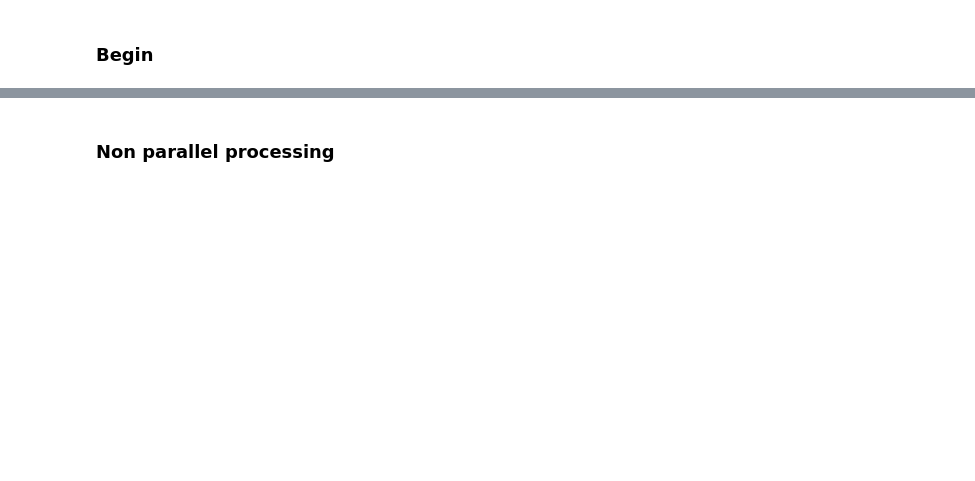
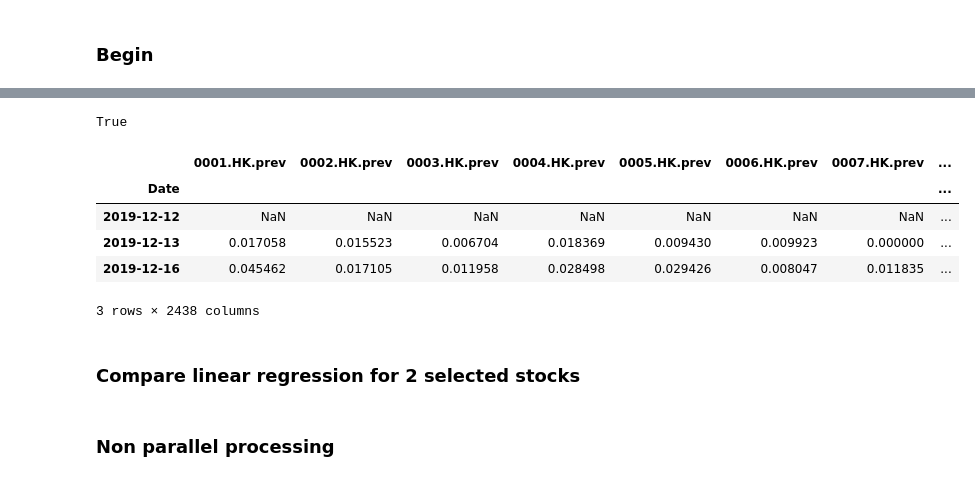
Before and after one commit to winglokhouse/slack-trading, a Jupyter notebook: regression-modified-AWS-S3-support.ipynb, the cells around one changed output, grey strips where cells are left out. Drawn from its saved outputs; the diff is of its cells as text; code cells hidden in the pictures; blank space fills up the shorter version.

```diff
--- a/regression-modified-AWS-S3-support.ipynb
+++ b/regression-modified-AWS-S3-support.ipynb
@@ -71,3 +94,18 @@ comb_df.dropna(inplace=True)
+# %%
+comb_df.isnull().values.any()
+# %% [output]
+True
+# %%
+comb_df.dropna(axis=0, how='all', inplace=True)
+# %%
+comb_df.head(3)
+# %% [output]
+|  | 0001.HK.prev | 0002.HK.prev | 0003.HK.prev | 0004.HK.prev | 0005.HK.prev | 0006.HK.prev | 0007.HK.prev | ... |
+| Date |  |  |  |  |  |  |  | ... |
+| 2019-12-12 | NaN | NaN | NaN | NaN | NaN | NaN | NaN | ... |
+| 2019-12-13 | 0.017058 | 0.015523 | 0.006704 | 0.018369 | 0.009430 | 0.009923 | 0.000000 | ... |
+| 2019-12-16 | 0.045462 | 0.017105 | 0.011958 | 0.028498 | 0.029426 | 0.008047 | 0.011835 | ... |
+3 rows × 2438 columns
 # %%
 prevday_returns = comb_df[new_col]
 today_returns = comb_df[stocks_today]
@@ -87,3 +125,5 @@ def get_linear_regression(pair, prevday_returns, today_returns):
         'RSquared' : model.rsquared
     }
     return data
+# %% [markdown]
+### Compare linear regression for 2 selected stocks
```
Also changed, not shown: parts of 14 cells of this notebook, 1 other file.
